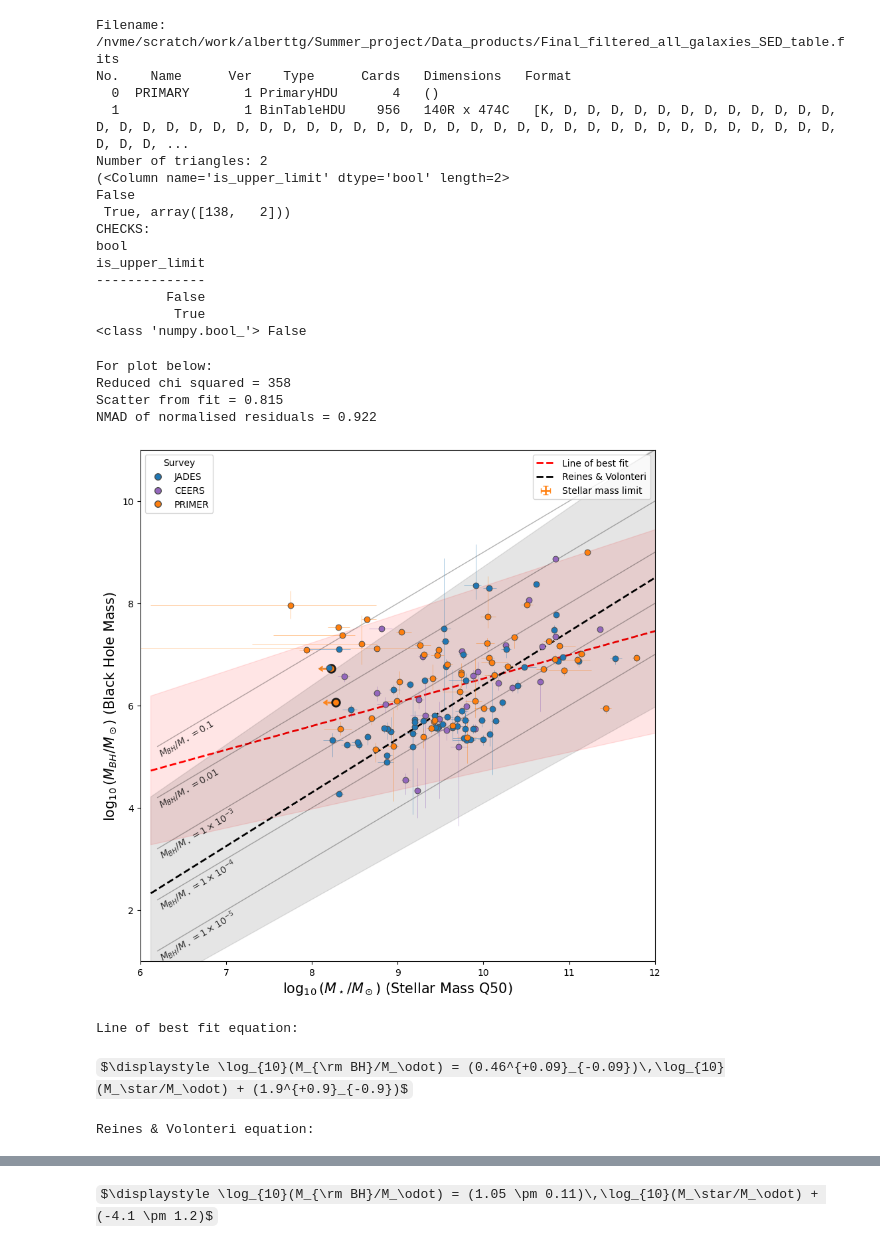
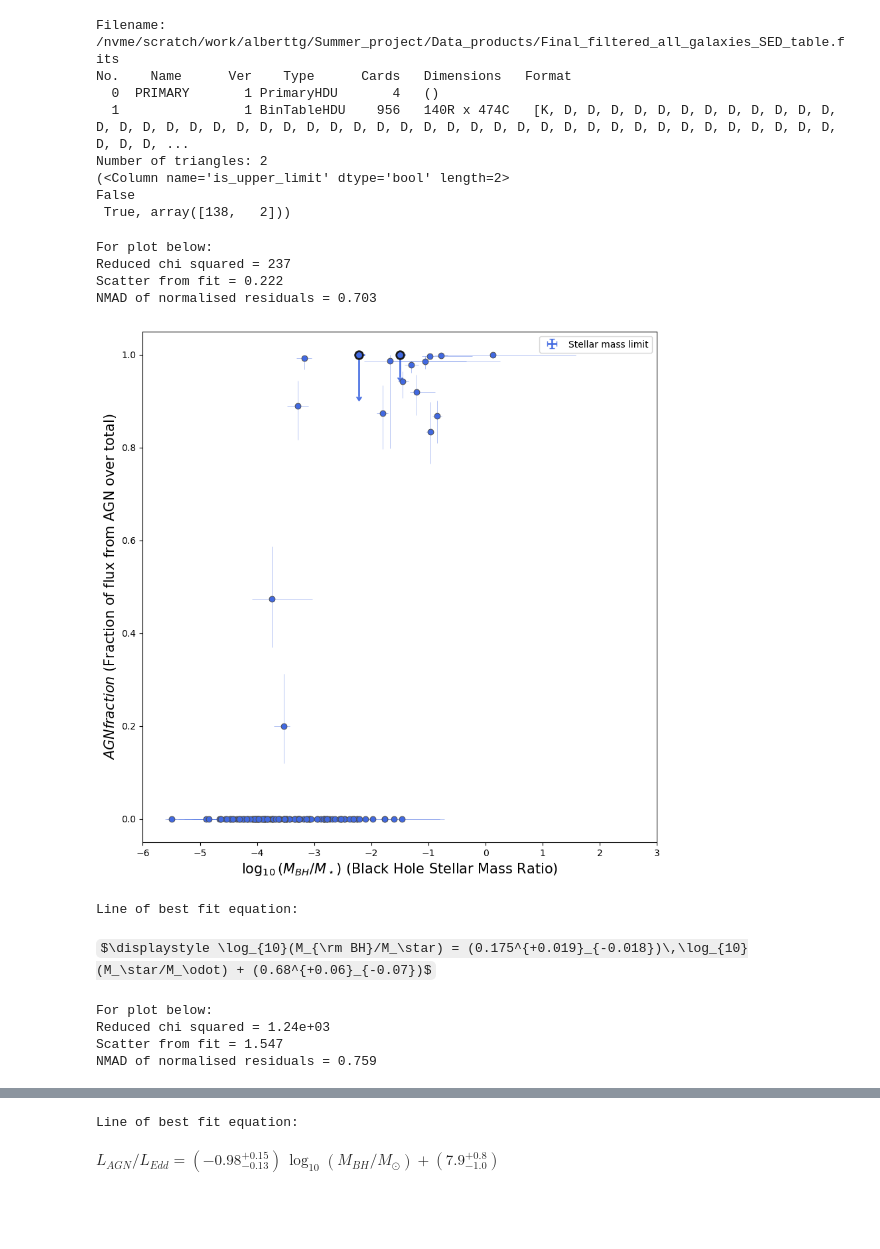
Before and after one commit to a-tg161/Summer_project, a Jupyter notebook: Jupyter_notebooks/filtered_SED_plotting.ipynb, the cells around one changed output, grey strips where cells are left out. Cells and saved outputs as stored; diff of their text form; code cells hidden in the pictures; some formulas as TeX source; blank space fills up the shorter version.

```diff
--- a/Jupyter_notebooks/filtered_SED_plotting.ipynb
+++ b/Jupyter_notebooks/filtered_SED_plotting.ipynb
@@ -1111,7 +1111,6 @@ def AGNfrac_vs_bhsmr(table):
     # behaviour) - the relationship is not well described by a straight
     # line on this log y-scale, but the fit statistics are still reported below.
 
-    ax.set_yscale('log')
     ax.set_ylabel(r'$AGN fraction$ (Fraction of flux from AGN over total)',fontdict={'fontsize': 15})
     ax.set_xlabel(r'$\log_{10}(M_{BH}/M_\star)$ (Black Hole Stellar Mass Ratio)',fontdict={'fontsize': 15})
     ax.set_xlim(-6,3)
@@ -1575,50 +1496,45 @@ def enforce_stellar_mass_limit(table):
 if __name__ == "__main__":
 
     galaxy_table = open_fits_table("/nvme/scratch/work/alberttg/Summer_project/Data_products/Final_filtered_all_galaxies_SED_table.fits")
 
     galaxy_table = enforce_stellar_mass_limit(galaxy_table)
     galaxy_table.write("/nvme/scratch/work/alberttg/Summer_project/Data_products/Final_filtered_all_galaxies_SED_table.fits", format="fits", overwrite=True)
     # Now has a column for marker style, and any galaxy with stellar mass below the limit has been set to the limit.
 
-    bhm_vs_sm_plot(galaxy_table)
+    # bhm_vs_sm_plot(galaxy_table)
 
-    galaxy_table = bhsmr_plots(galaxy_table)
+    # galaxy_table = bhsmr_plots(galaxy_table)
     # Table now has columns for bhsmr and its errors
 
-    SFR_vs_M(galaxy_table)
+    # SFR_vs_M(galaxy_table)
 
-    galaxy_table = sSFR_vs_M(galaxy_table)
+    # galaxy_table = sSFR_vs_M(galaxy_table)
     # Now has sSFR data
-    galaxy_table = plot_galaxy_colours(galaxy_table)
 
-    galaxy_table.write("/nvme/scratch/work/alberttg/Summer_project/Data_products/Final_filtered_all_galaxies_SED_table.fits", format="fits", overwrite=True)
+    # galaxy_table.write("/nvme/scratch/work/alberttg/Summer_project/Data_products/Final_filtered_all_galaxies_SED_table.fits", format="fits", overwrite=True)
 
     AGNfrac_vs_bhsmr(galaxy_table)
 
     edd_ratio_vs_bh_m(galaxy_table)
 
     #-----------------------------------------------------------------------------------------------------------------------
 # %% [output]
 Filename: /nvme/scratch/work/alberttg/Summer_project/Data_products/Final_filtered_all_galaxies_SED_table.fits
 No.    Name      Ver    Type      Cards   Dimensions   Format
   0  PRIMARY       1 PrimaryHDU       4   ()
   1                1 BinTableHDU    956   140R x 474C   [K, D, D, D, D, D, D, D, D, D, D, D, D, D, D, D, D, D, D, D, D, D, D, D, D, D, D, D, D, D, D, D, D, D, D, D, D, D, D, D, D, D, D, D, D, D, D, D, ...
 Number of triangles: 2
 (<Column name='is_upper_limit' dtype='bool' length=2>
 False
  True, array([138,   2]))
-CHECKS:
-bool
-is_upper_limit
---------------
-         False
-          True
-<class 'numpy.bool_'> False
 For plot below:
-Reduced chi squared = 358
-Scatter from fit = 0.815
-NMAD of normalised residuals = 0.922
+Reduced chi squared = 237
+Scatter from fit = 0.222
+NMAD of normalised residuals = 0.703
-[figure, old version]
+[figure, new version]
 Line of best fit equation:
-$\displaystyle \log_{10}(M_{\rm BH}/M_\odot) = (0.46^{+0.09}_{-0.09})\,\log_{10}(M_\star/M_\odot) + (1.9^{+0.9}_{-0.9})$
+$\displaystyle \log_{10}(M_{\rm BH}/M_\star) = (0.175^{+0.019}_{-0.018})\,\log_{10}(M_\star/M_\odot) + (0.68^{+0.06}_{-0.07})$
-Reines & Volonteri equation:
+For plot below:
+Reduced chi squared = 1.24e+03
+Scatter from fit = 1.547
+NMAD of normalised residuals = 0.759
@@ -1625 +1542,2 @@ Reines & Volonteri equation:
+Line of best fit equation:
-$\displaystyle \log_{10}(M_{\rm BH}/M_\odot) = (1.05 \pm 0.11)\,\log_{10}(M_\star/M_\odot) + (-4.1 \pm 1.2)$
+$\displaystyle L_{AGN}/L_{Edd} = (-0.98^{+0.15}_{-0.13})\,\log_{10}(M_{BH}/M_\odot) + (7.9^{+0.8}_{-1.0})$
```
Also changed, not shown: parts of 2 cells of this notebook, 5 other files.
